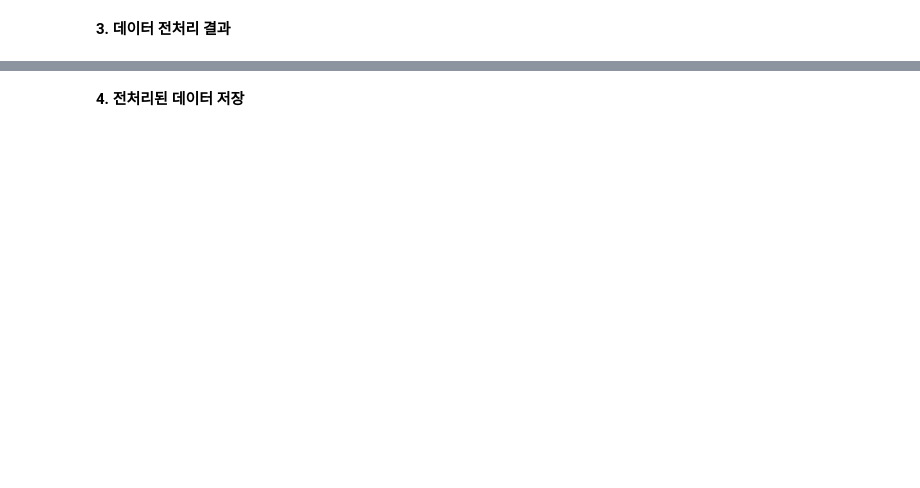
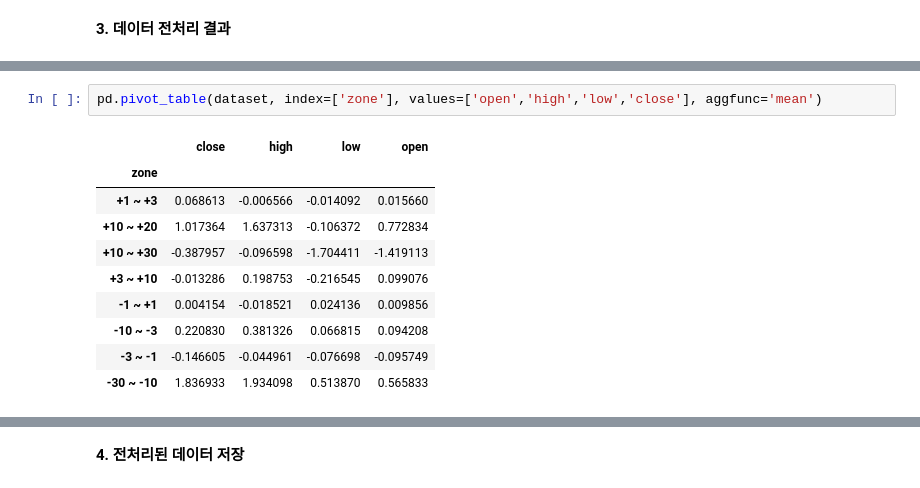
Before and after one commit to ajskdlf64/PROJECT_NEW_PROJECT, a Jupyter notebook: 05. Multi Classification Model (preprocessing).ipynb, the cells around one changed output, grey strips where cells are left out. Saved outputs shown, nothing was run; the diff lists cells and outputs as text; blank space fills up the shorter version.

```diff
--- a/05. Multi Classification Model (preprocessing).ipynb
+++ b/05. Multi Classification Model (preprocessing).ipynb
@@ -256,0 +274,13 @@ Not Bad  5.356372  3.638601
+# %%
+pd.pivot_table(dataset, index=['zone'], values=['open','high','low','close'], aggfunc='mean')
+# %% [output]
+|  | close | high | low | open |
+| zone |  |  |  |  |
+| +1 ~ +3 | 0.068613 | -0.006566 | -0.014092 | 0.015660 |
+| +10 ~ +20 | 1.017364 | 1.637313 | -0.106372 | 0.772834 |
+| +10 ~ +30 | -0.387957 | -0.096598 | -1.704411 | -1.419113 |
+| +3 ~ +10 | -0.013286 | 0.198753 | -0.216545 | 0.099076 |
+| -1 ~ +1 | 0.004154 | -0.018521 | 0.024136 | 0.009856 |
+| -10 ~ -3 | 0.220830 | 0.381326 | 0.066815 | 0.094208 |
+| -3 ~ -1 | -0.146605 | -0.044961 | -0.076698 | -0.095749 |
+| -30 ~ -10 | 1.836933 | 1.934098 | 0.513870 | 0.565833 |
```
Also changed, not shown: parts of 19 cells of this notebook, 6 other files.
